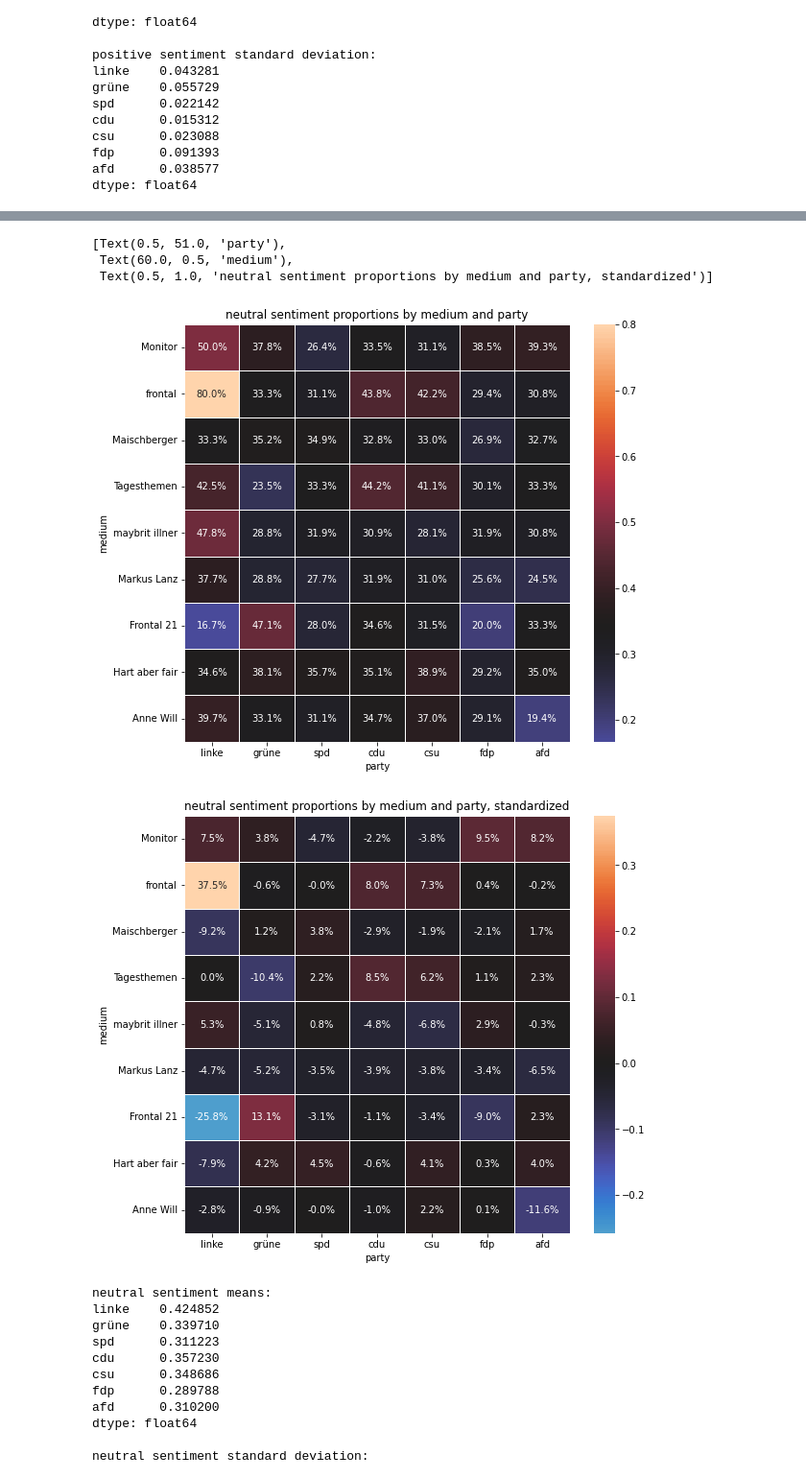
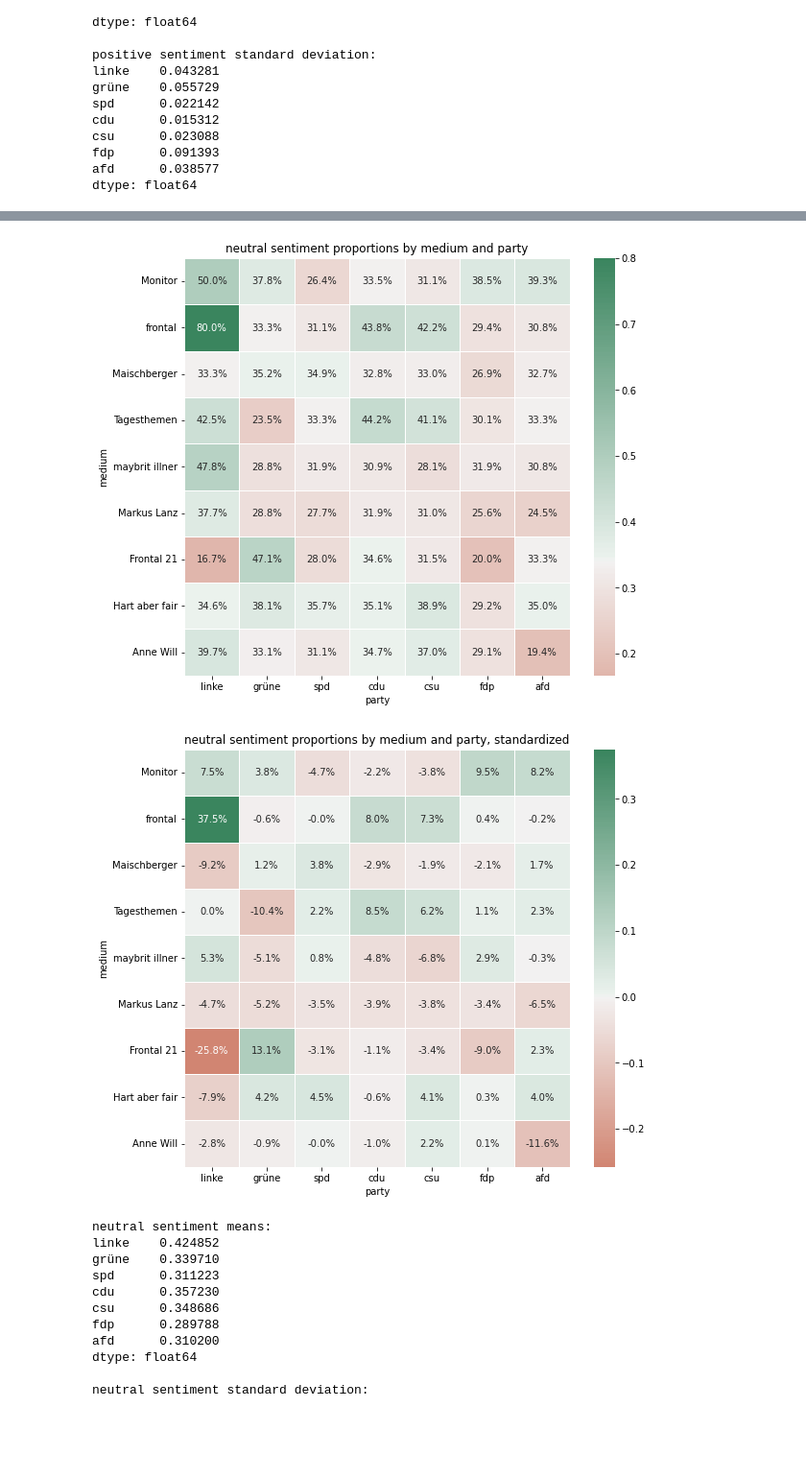
Before and after one commit to haukesteffen/media_bias_video_journalism, a Jupyter notebook: src/sentiment_tests.ipynb, the cells around one changed output, grey strips where cells are left out. Shown at 96% size. Cells and saved outputs as stored; diff of their text form; code cells hidden in the pictures; blank space fills up the shorter version.

```diff
--- a/src/sentiment_tests.ipynb
+++ b/src/sentiment_tests.ipynb
@@ -197,10 +180,10 @@ for party in search_terms.keys():
         neu.loc[medium, party] /= temp_df[medium]
 
 f, ax = plt.subplots(figsize=(9, 8))
-sns.heatmap(neu, annot=True, linewidths=.5, ax=ax, fmt=".1%", center=np.nanmean(neu))
+sns.heatmap(neu, annot=True, linewidths=.5, ax=ax, fmt=".1%", center=np.nanmean(neu), cmap=sns.diverging_palette(145, 20, as_cmap=True).reversed())
 ax.set(xlabel='party', ylabel='medium', title='neutral sentiment proportions by medium and party')
 
 f, ax = plt.subplots(figsize=(9, 8))
-sns.heatmap(standardize_df(neu), annot=True, linewidths=.5, ax=ax, fmt=".1%", center=np.nanmean(standardize_df(neu)))
+sns.heatmap(standardize_df(neu), annot=True, linewidths=.5, ax=ax, fmt=".1%", center=np.nanmean(standardize_df(neu)), cmap=sns.diverging_palette(145, 20, as_cmap=True).reversed())
 ax.set(xlabel='party', ylabel='medium', title='neutral sentiment proportions by medium and party, standardized')
 # %% [output]
@@ -224,8 +193,5 @@ To disable this warning, you can either:
-[Text(0.5, 51.0, 'party'),
- Text(60.0, 0.5, 'medium'),
- Text(0.5, 1.0, 'neutral sentiment proportions by medium and party, standardized')]
-[figure, old version]
+[figure, new version]
-[figure, old version]
+[figure, new version]
 # %%
 print(f"neutral sentiment means:\n{neu.mean()}\n\nneutral sentiment standard deviation:\n{neu.std()}")
 # %% [output]
```
Also changed, not shown: parts of 3 cells of this notebook.
